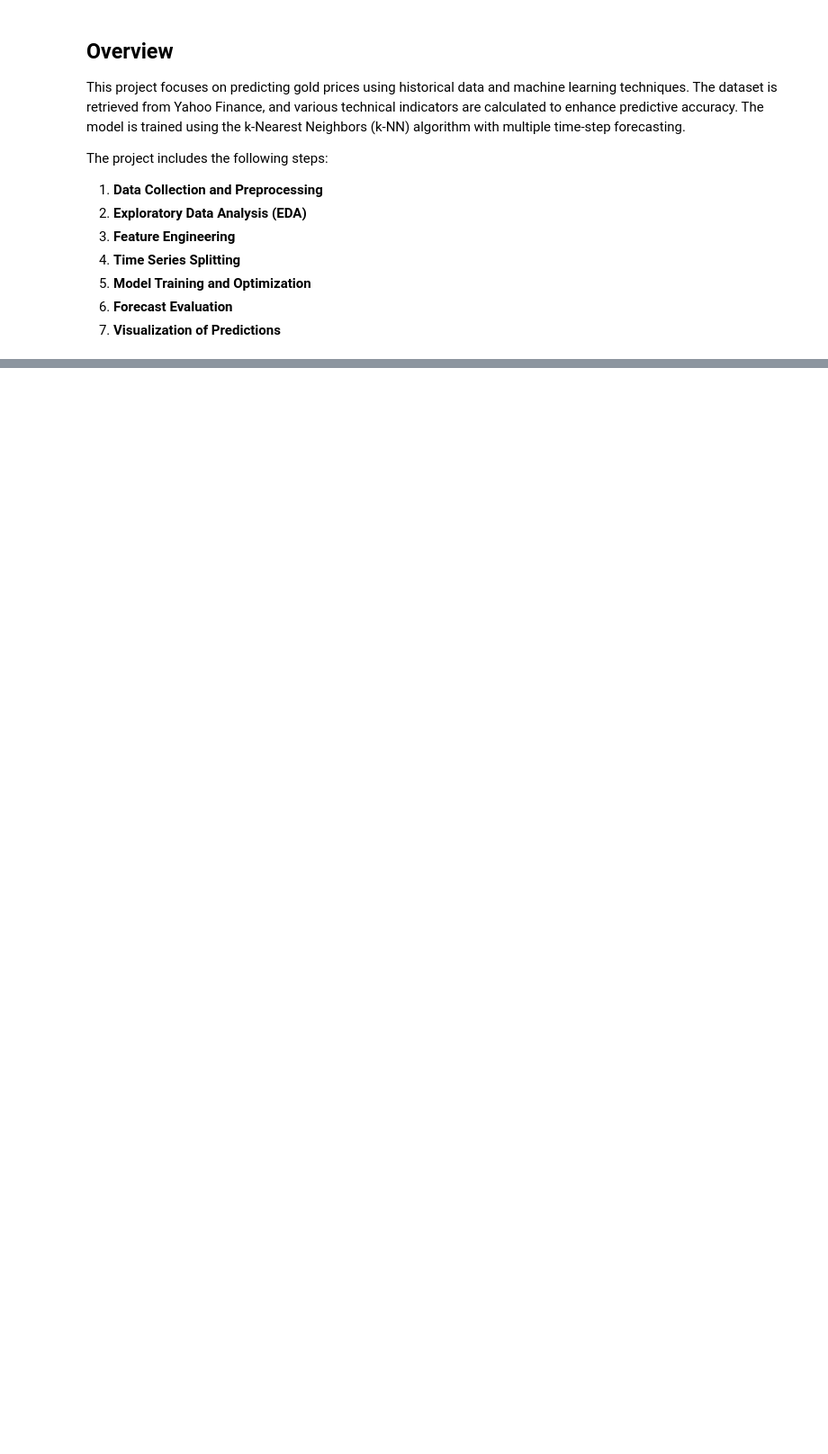
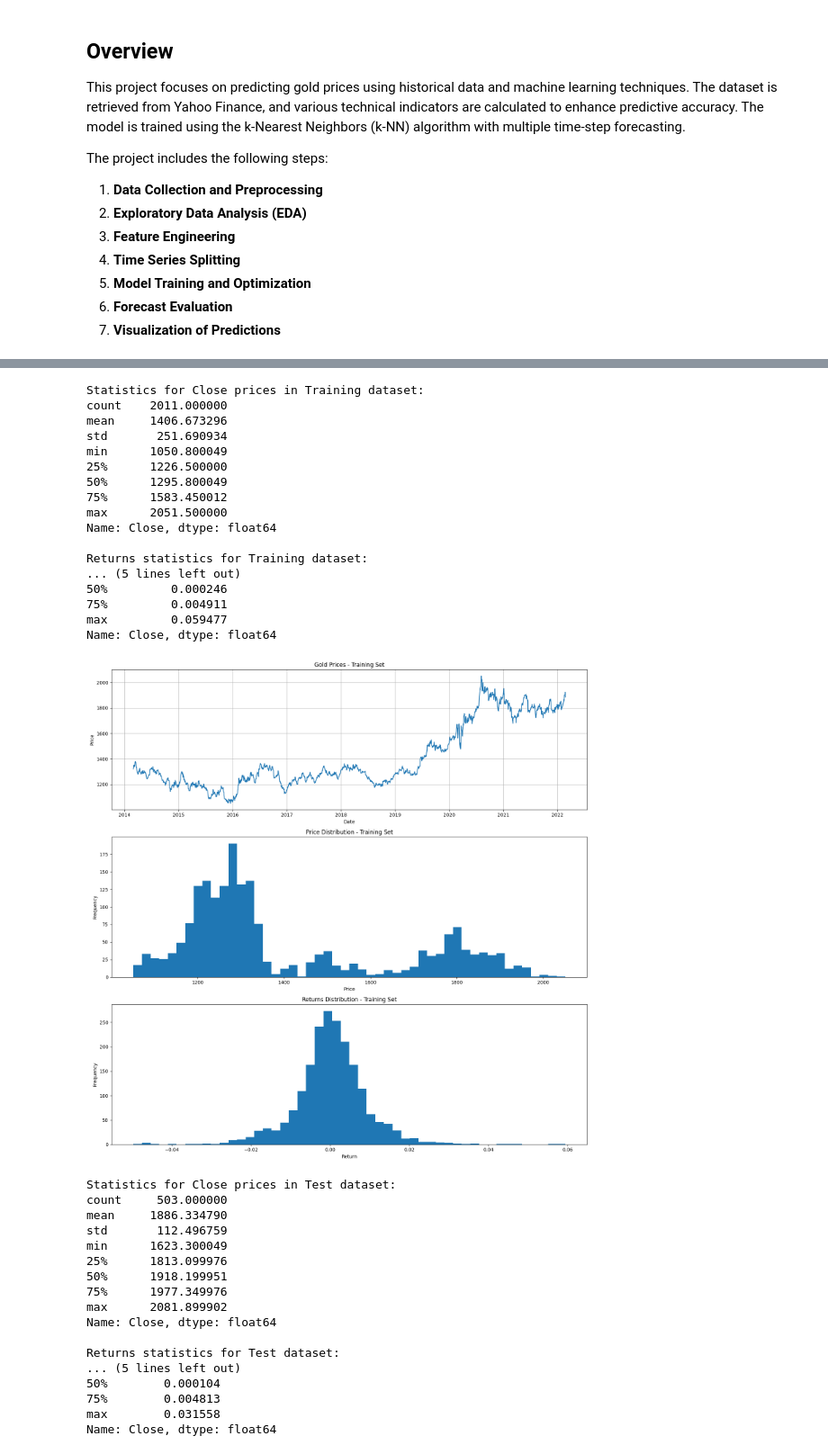
Before and after one commit to Kobzdziej/Gold_Price_ML, a Jupyter notebook: gold-price-forecasting-using-machine-learning.ipynb, the cells around one changed output, grey strips where cells are left out. Shown at 90% size. Saved outputs shown, nothing was run; the diff lists cells and outputs as text; code cells hidden in the pictures; blank space fills up the shorter version.

```diff
--- a/gold-price-forecasting-using-machine-learning.ipynb
+++ b/gold-price-forecasting-using-machine-learning.ipynb
@@ -137,0 +187,57 @@ for step in range(steps):
+# %%
+# Set Date as index for time series operations
+data_selected = data_selected.set_index('Date')
+
+# Split the data: 80% for training, 20% for testing
+total_size = len(data_selected)
+train_size = int(total_size * 0.8)
+data_train = data_selected[:train_size]
+data_test = data_selected[train_size:]
+
+# Analyze both training and test datasets
+returns_train = analyze_dataset(data_train, 'Training')
+returns_test = analyze_dataset(data_test, 'Test')
+
+# Compare basic statistics between training and test sets
+comparison_df = pd.DataFrame({
+    'Train': data_train['Close'].describe(),
+    'Test': data_test['Close'].describe()
+})
+print("\nComparison of Statistics between Training and Test Sets:")
+print(comparison_df)
+# %% [output]
+Statistics for Close prices in Training dataset:
+count    2011.000000
+mean     1406.673296
+std       251.690934
+min      1050.800049
+25%      1226.500000
+50%      1295.800049
+75%      1583.450012
+max      2051.500000
+Name: Close, dtype: float64
+
+Returns statistics for Training dataset:
+... (5 lines left out)
+50%         0.000246
+75%         0.004911
+max         0.059477
+Name: Close, dtype: float64
+[figure, added]
+Statistics for Close prices in Test dataset:
+count     503.000000
+mean     1886.334790
+std       112.496759
+min      1623.300049
+25%      1813.099976
+50%      1918.199951
+75%      1977.349976
+max      2081.899902
+Name: Close, dtype: float64
+
+Returns statistics for Test dataset:
+... (5 lines left out)
+50%        0.000104
+75%        0.004813
+max        0.031558
+Name: Close, dtype: float64
```
Also changed, not shown: parts of 32 cells of this notebook.
